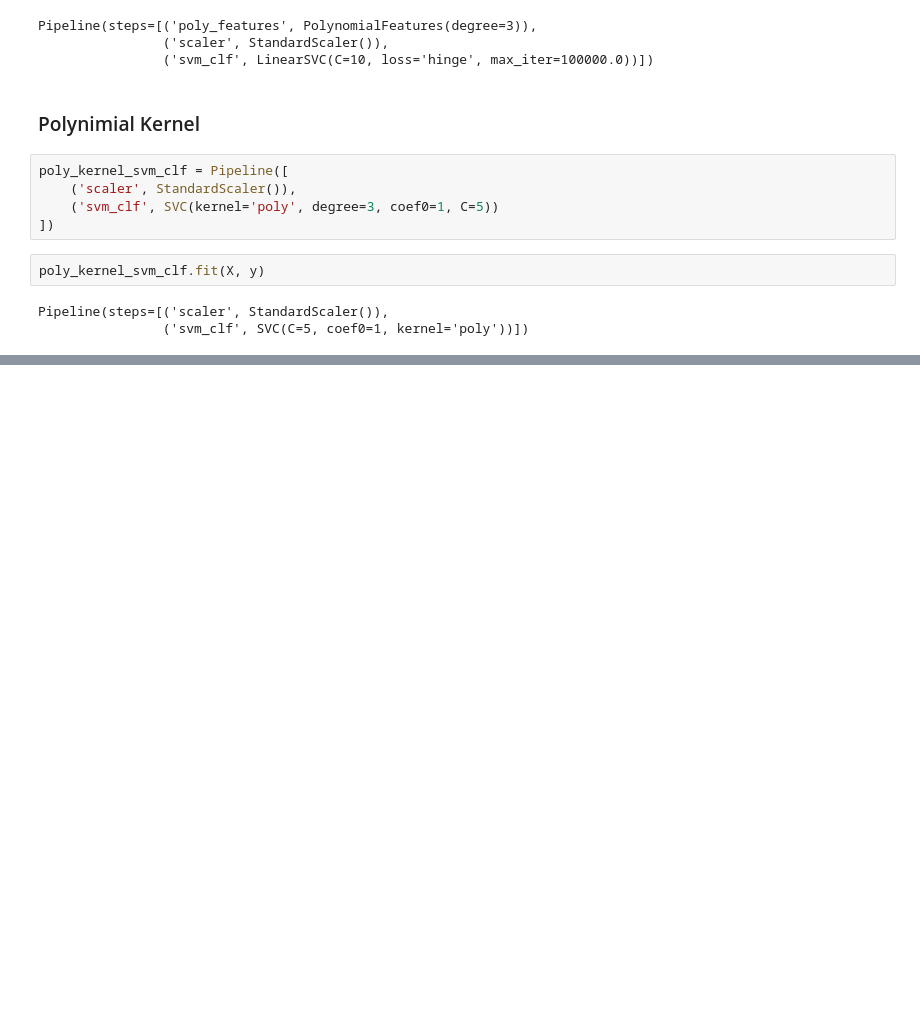
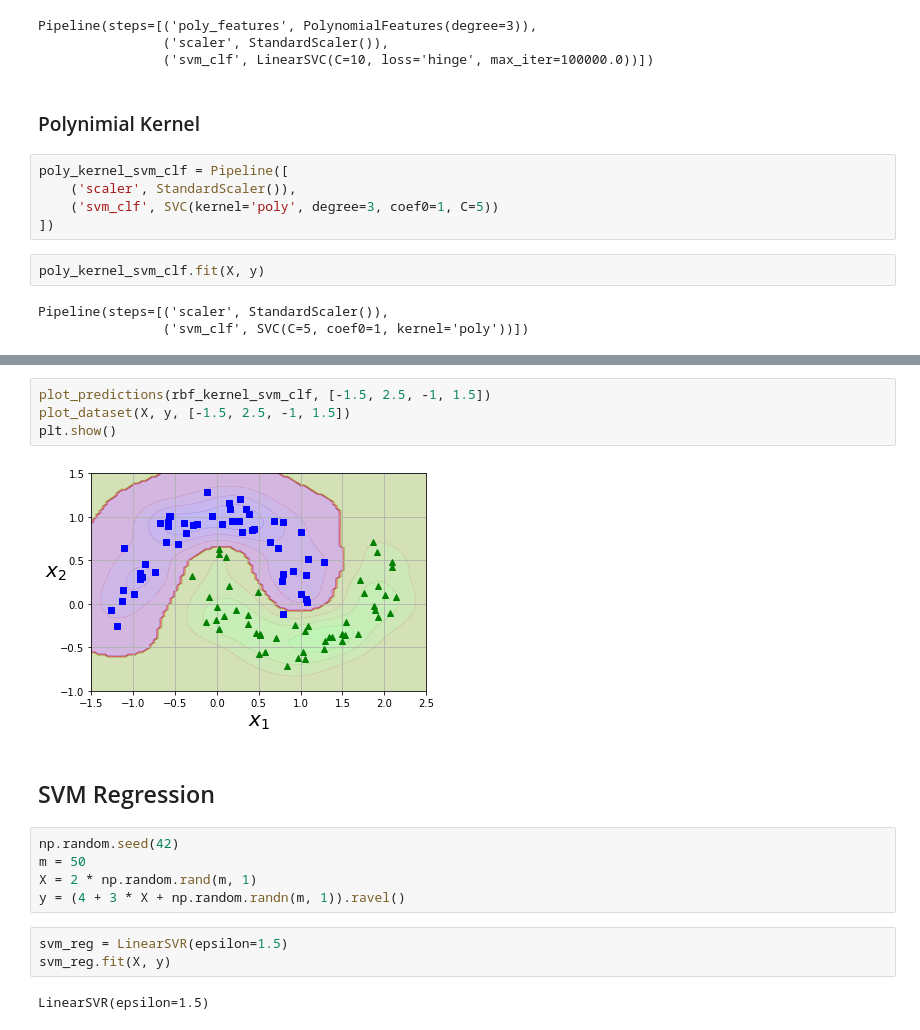
Before and after one commit to AnujCodeZ/ML, a Jupyter notebook: SVM.ipynb, the cells around one changed output, grey strips where cells are left out. Cells and saved outputs as stored; diff of their text form; blank space fills up the shorter version.

```diff
--- a/SVM.ipynb
+++ b/SVM.ipynb
@@ -54,0 +94,18 @@ Pipeline(steps=[('scaler', StandardScaler()),
+# %%
+plot_predictions(rbf_kernel_svm_clf, [-1.5, 2.5, -1, 1.5])
+plot_dataset(X, y, [-1.5, 2.5, -1, 1.5])
+plt.show()
+# %% [output]
+[figure, added]
+# %% [markdown]
+## SVM Regression
+# %%
+np.random.seed(42)
+m = 50
+X = 2 * np.random.rand(m, 1)
+y = (4 + 3 * X + np.random.randn(m, 1)).ravel()
+# %%
+svm_reg = LinearSVR(epsilon=1.5)
+svm_reg.fit(X, y)
+# %% [output]
+LinearSVR(epsilon=1.5)
```
Also changed, not shown: parts of 10 cells of this notebook.
